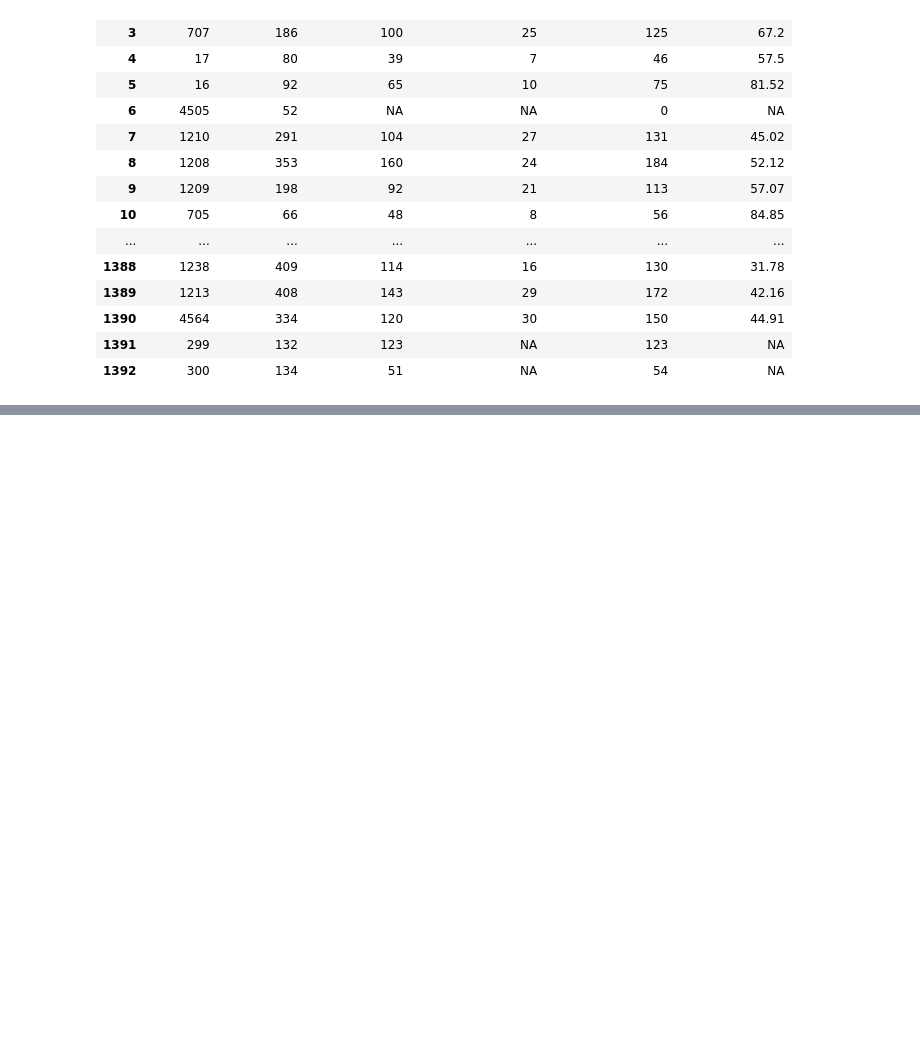
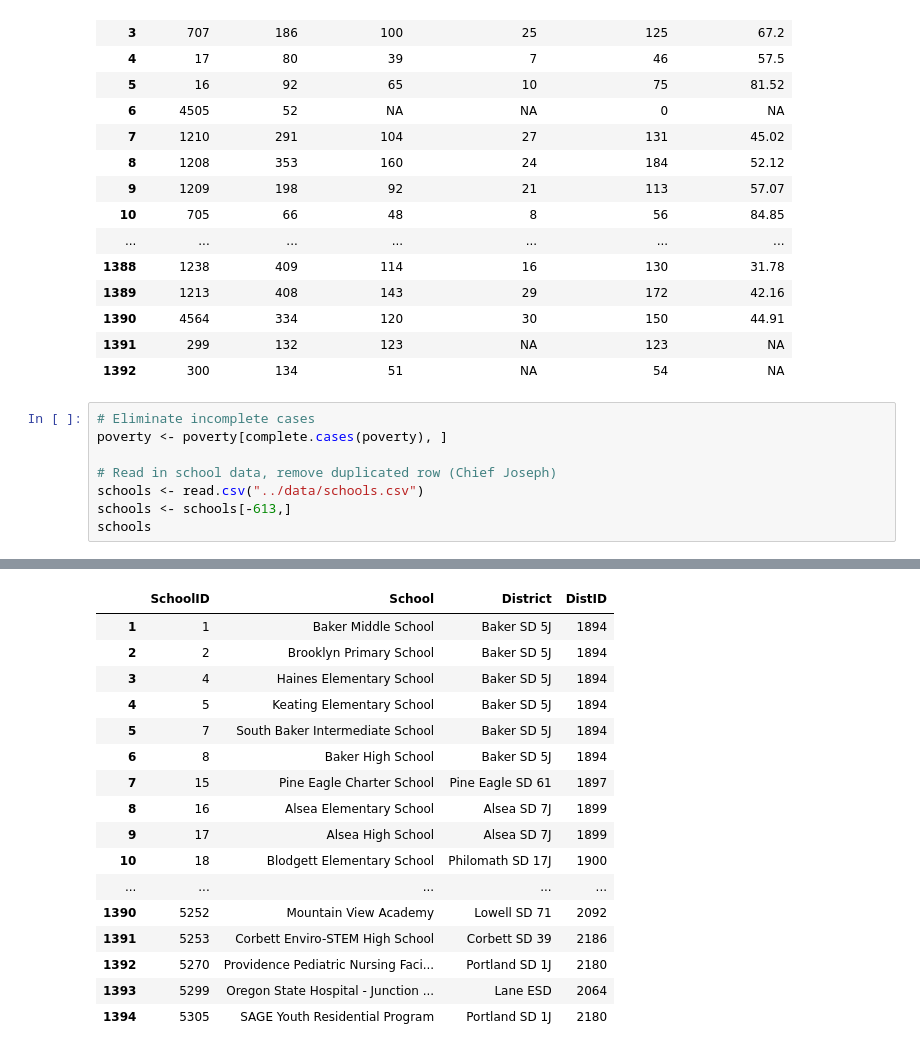
Before and after one commit to philschatz/ed-pathways, a Jupyter notebook: analysis/poverty_by_school_type_R.ipynb, the cells around one changed output, grey strips where cells are left out. Cells and saved outputs as stored; diff of their text form; blank space fills up the shorter version.

```diff
--- a/analysis/poverty_by_school_type_R.ipynb
+++ b/analysis/poverty_by_school_type_R.ipynb
@@ -46,3 +47,12 @@ poverty
 | 1390 | 4564 | 334 | 120 | 30 | 150 | 44.91 |
 | 1391 | 299 | 132 | 123 | NA | 123 | NA |
 | 1392 | 300 | 134 | 51 | NA | 54 | NA |
+# %%
+# Eliminate incomplete cases
+poverty <- poverty[complete.cases(poverty), ]
+
+# Read in school data, remove duplicated row (Chief Joseph)
+schools <- read.csv("../data/schools.csv")
+schools <- schools[-613,]
+schools
+# %% [output]
@@ -48,0 +64,17 @@ poverty
+|  | SchoolID | School | District | DistID |
+| 1 | 1 | Baker Middle School | Baker SD 5J | 1894 |
+| 2 | 2 | Brooklyn Primary School | Baker SD 5J | 1894 |
+| 3 | 4 | Haines Elementary School | Baker SD 5J | 1894 |
+| 4 | 5 | Keating Elementary School | Baker SD 5J | 1894 |
+| 5 | 7 | South Baker Intermediate School | Baker SD 5J | 1894 |
+| 6 | 8 | Baker High School | Baker SD 5J | 1894 |
+| 7 | 15 | Pine Eagle Charter School | Pine Eagle SD 61 | 1897 |
+| 8 | 16 | Alsea Elementary School | Alsea SD 7J | 1899 |
+| 9 | 17 | Alsea High School | Alsea SD 7J | 1899 |
+| 10 | 18 | Blodgett Elementary School | Philomath SD 17J | 1900 |
+| ... | ... | ... | ... | ... |
+| 1390 | 5252 | Mountain View Academy | Lowell SD 71 | 2092 |
+| 1391 | 5253 | Corbett Enviro-STEM High School | Corbett SD 39 | 2186 |
+| 1392 | 5270 | Providence Pediatric Nursing Faci... | Portland SD 1J | 2180 |
+| 1393 | 5299 | Oregon State Hospital - Junction ... | Lane ESD | 2064 |
+| 1394 | 5305 | SAGE Youth Residential Program | Portland SD 1J | 2180 |
```
Also changed, not shown: parts of 8 cells of this notebook, 6 other files.
